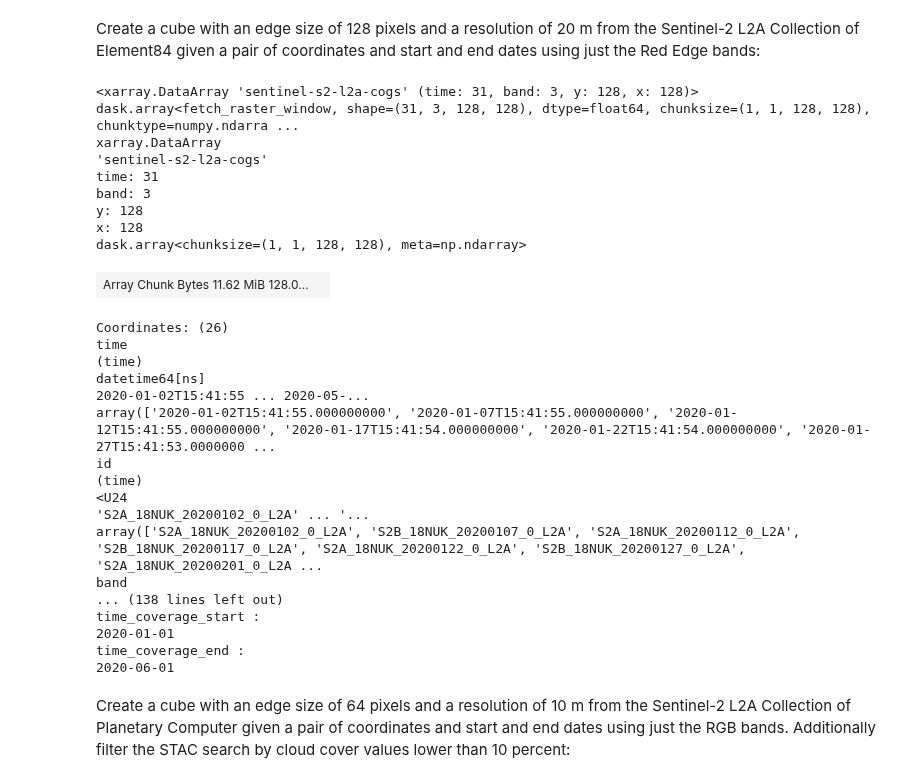
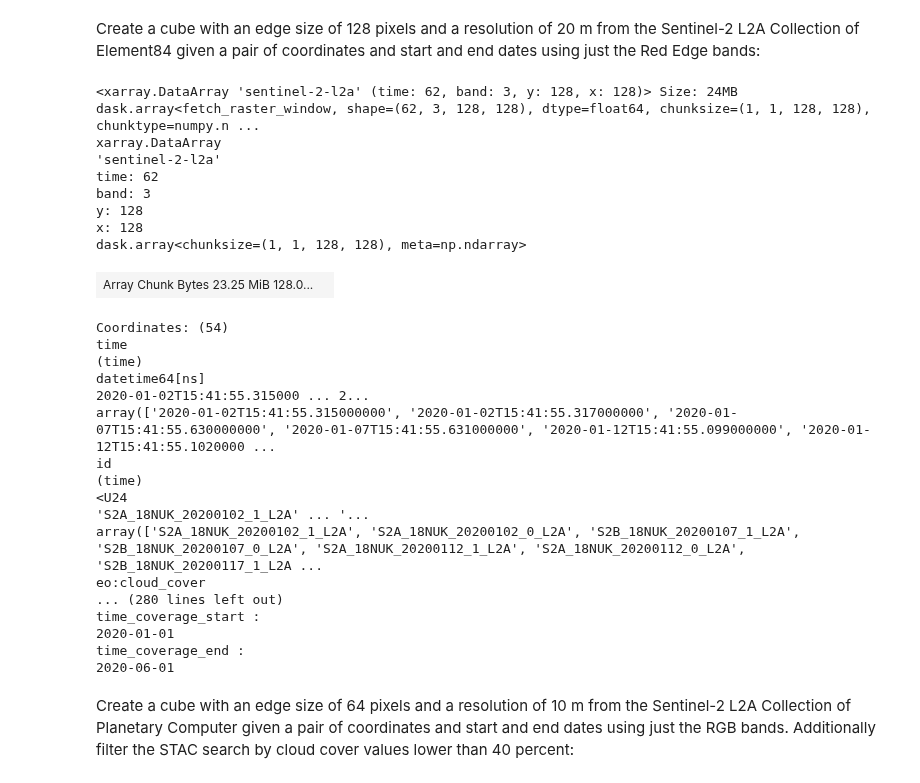
Before and after one commit to ESDS-Leipzig/cubo, a Jupyter notebook: docs/tutorials/getting_started.ipynb, the cells around one changed output. Cells and saved outputs as stored; diff of their text form; code cells hidden in the pictures.

```diff
--- a/docs/tutorials/getting_started.ipynb
+++ b/docs/tutorials/getting_started.ipynb
@@ -50,45 +50,45 @@ Create a cube with an edge size of 128 pixels and a resolution of 20 m from the
 # %%
 da = cubo.create(
     lat=4.31,
     lon=-76.2,
-    collection="sentinel-s2-l2a-cogs",
-    bands=["B05","B06","B07"],
+    collection="sentinel-2-l2a",
+    bands=["rededge1","rededge2","rededge3"],
     start_date="2020-01-01",
     end_date="2020-06-01",
     edge_size=128,
     resolution=20,
-    stac="https://earth-search.aws.element84.com/v0"
+    stac="https://earth-search.aws.element84.com/v1"
 )
 da
 # %% [output]
-<xarray.DataArray 'sentinel-s2-l2a-cogs' (time: 31, band: 3, y: 128, x: 128)> dask.array<fetch_raster_window, shape=(31, 3, 128, 128), dtype=float64, chunksize=(1, 1, 128, 128), chunktype=numpy.ndarra ...
+<xarray.DataArray 'sentinel-2-l2a' (time: 62, band: 3, y: 128, x: 128)> Size: 24MB dask.array<fetch_raster_window, shape=(62, 3, 128, 128), dtype=float64, chunksize=(1, 1, 128, 128), chunktype=numpy.n ...
 xarray.DataArray
-'sentinel-s2-l2a-cogs'
-time: 31
+'sentinel-2-l2a'
+time: 62
 band: 3
 y: 128
 x: 128
 dask.array<chunksize=(1, 1, 128, 128), meta=np.ndarray>
-| Array Chunk Bytes 11.62 MiB 128.0... |  |
+| Array Chunk Bytes 23.25 MiB 128.0... |  |
-Coordinates: (26)
+Coordinates: (54)
 time
 (time)
 datetime64[ns]
-2020-01-02T15:41:55 ... 2020-05-...
-array(['2020-01-02T15:41:55.000000000', '2020-01-07T15:41:55.000000000', '2020-01-12T15:41:55.000000000', '2020-01-17T15:41:54.000000000', '2020-01-22T15:41:54.000000000', '2020-01-27T15:41:53.0000000 ...
+2020-01-02T15:41:55.315000 ... 2...
+array(['2020-01-02T15:41:55.315000000', '2020-01-02T15:41:55.317000000', '2020-01-07T15:41:55.630000000', '2020-01-07T15:41:55.631000000', '2020-01-12T15:41:55.099000000', '2020-01-12T15:41:55.1020000 ...
 id
 (time)
 <U24
-'S2A_18NUK_20200102_0_L2A' ... '...
-array(['S2A_18NUK_20200102_0_L2A', 'S2B_18NUK_20200107_0_L2A', 'S2A_18NUK_20200112_0_L2A', 'S2B_18NUK_20200117_0_L2A', 'S2A_18NUK_20200122_0_L2A', 'S2B_18NUK_20200127_0_L2A', 'S2A_18NUK_20200201_0_L2A ...
-band
-... (138 lines left out)
+'S2A_18NUK_20200102_1_L2A' ... '...
+array(['S2A_18NUK_20200102_1_L2A', 'S2A_18NUK_20200102_0_L2A', 'S2B_18NUK_20200107_1_L2A', 'S2B_18NUK_20200107_0_L2A', 'S2A_18NUK_20200112_1_L2A', 'S2A_18NUK_20200112_0_L2A', 'S2B_18NUK_20200117_1_L2A ...
+eo:cloud_cover
+... (280 lines left out)
 time_coverage_start :
 2020-01-01
 time_coverage_end :
 2020-06-01
 # %% [markdown]
-Create a cube with an edge size of 64 pixels and a resolution of 10 m from the Sentinel-2 L2A Collection of Planetary Computer given a pair of coordinates and start and end dates using just the RGB bands. Additionally filter the STAC search by cloud cover values lower than 10 percent:
+Create a cube with an edge size of 64 pixels and a resolution of 10 m from the Sentinel-2 L2A Collection of Planetary Computer given a pair of coordinates and start and end dates using just the RGB bands. Additionally filter the STAC search by cloud cover values lower than 40 percent:
 # %%
 da = cubo.create(
     lat=4.31,
```
Also changed, not shown: parts of 2 cells of this notebook, 10 other files.
